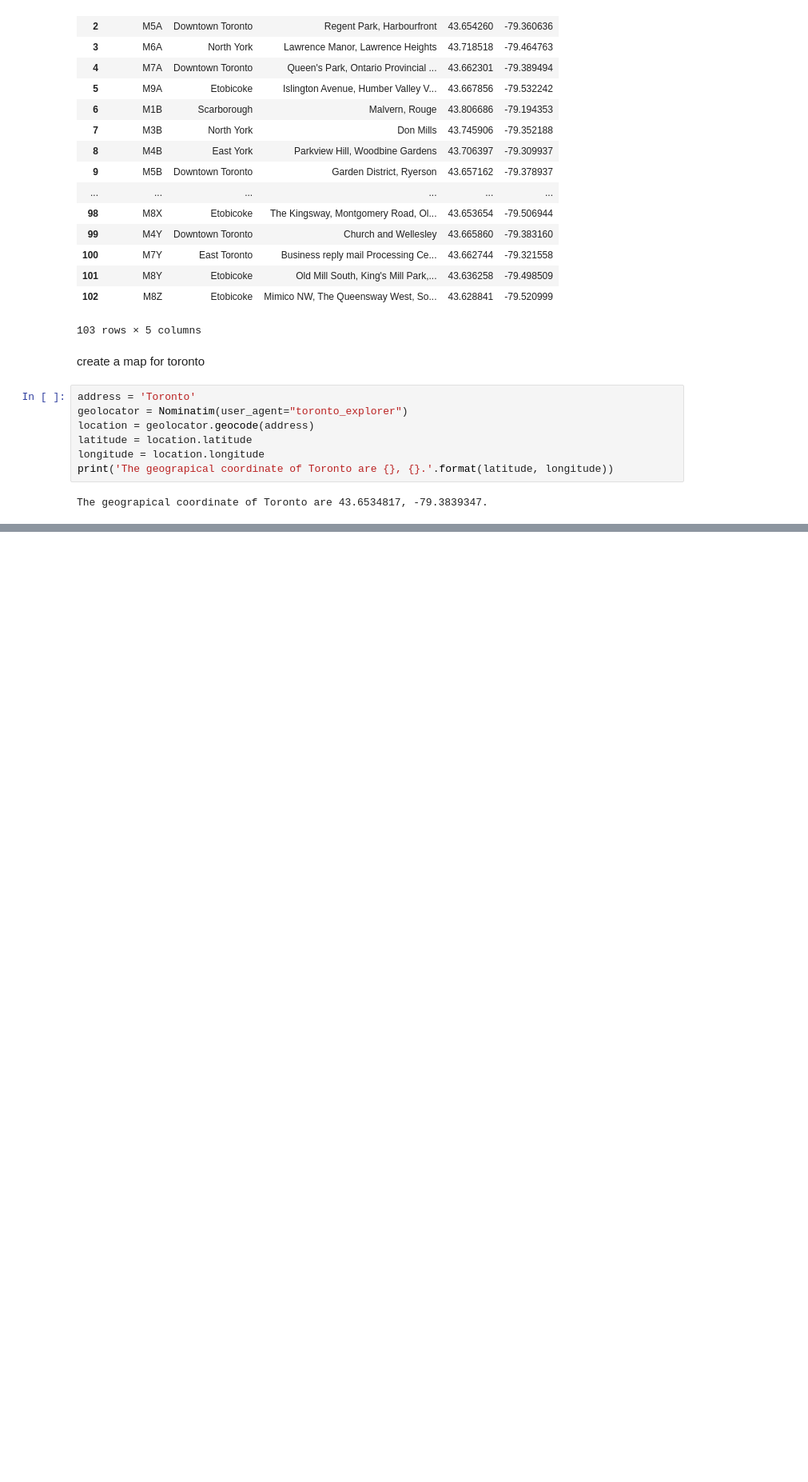
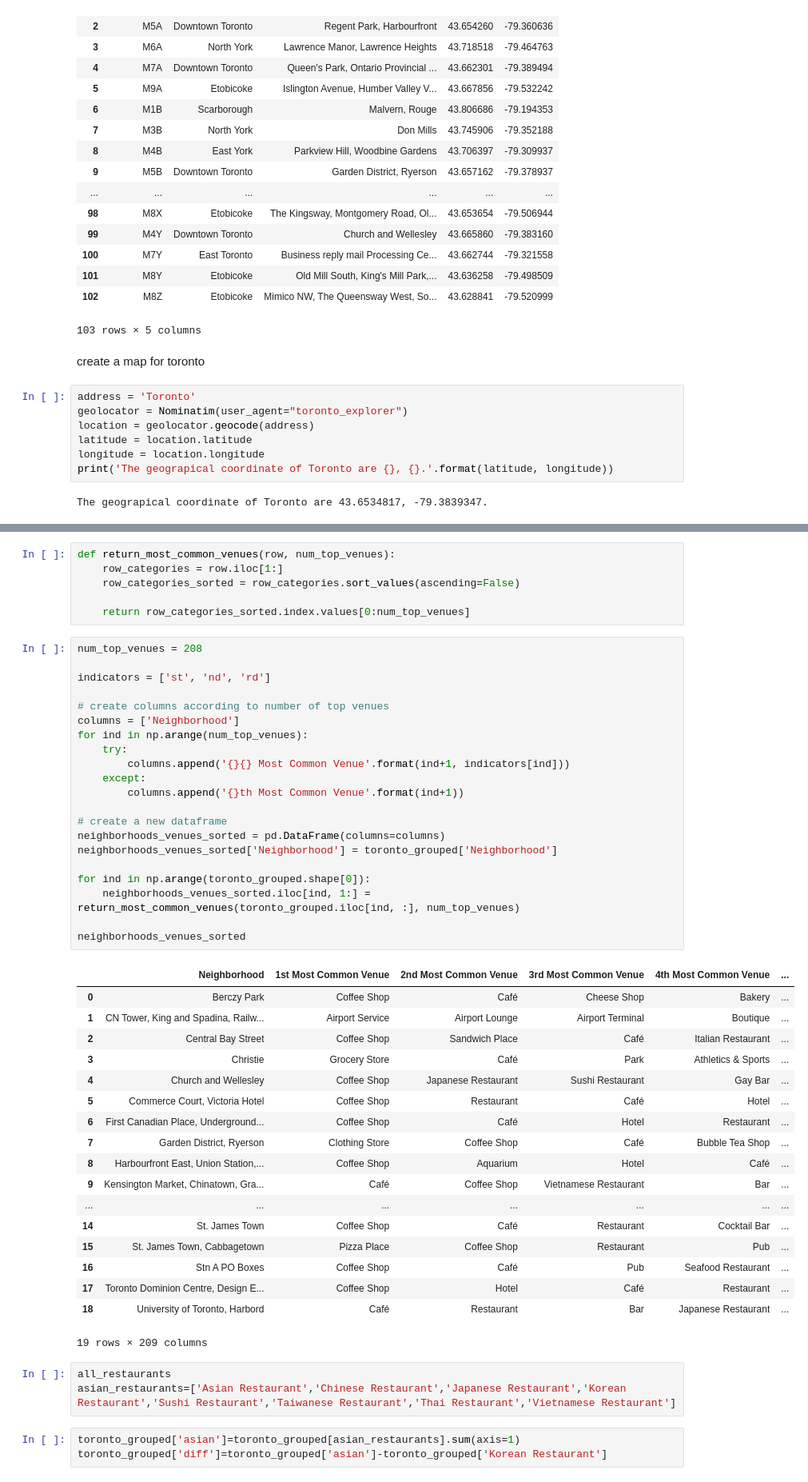
Before and after one commit to tgycmzwj/ibm_capstone, a Jupyter notebook: week3.ipynb, the cells around one changed output, grey strips where cells are left out. Shown: that part at 80% size. Cells and saved outputs as stored; diff of their text form; blank space fills up the shorter version.

```diff
--- a/week3.ipynb
+++ b/week3.ipynb
@@ -134,0 +364,52 @@ map_toronto
+# %%
+def return_most_common_venues(row, num_top_venues):
+    row_categories = row.iloc[1:]
+    row_categories_sorted = row_categories.sort_values(ascending=False)
+
+    return row_categories_sorted.index.values[0:num_top_venues]
+# %%
+num_top_venues = 208
+
+indicators = ['st', 'nd', 'rd']
+
+# create columns according to number of top venues
+columns = ['Neighborhood']
+for ind in np.arange(num_top_venues):
+    try:
+        columns.append('{}{} Most Common Venue'.format(ind+1, indicators[ind]))
+    except:
+        columns.append('{}th Most Common Venue'.format(ind+1))
+
+# create a new dataframe
+neighborhoods_venues_sorted = pd.DataFrame(columns=columns)
+neighborhoods_venues_sorted['Neighborhood'] = toronto_grouped['Neighborhood']
+
+for ind in np.arange(toronto_grouped.shape[0]):
+    neighborhoods_venues_sorted.iloc[ind, 1:] = return_most_common_venues(toronto_grouped.iloc[ind, :], num_top_venues)
+
+neighborhoods_venues_sorted
+# %% [output]
+|  | Neighborhood | 1st Most Common Venue | 2nd Most Common Venue | 3rd Most Common Venue | 4th Most Common Venue | ... |
+| 0 | Berczy Park | Coffee Shop | Café | Cheese Shop | Bakery | ... |
+| 1 | CN Tower, King and Spadina, Railw... | Airport Service | Airport Lounge | Airport Terminal | Boutique | ... |
+| 2 | Central Bay Street | Coffee Shop | Sandwich Place | Café | Italian Restaurant | ... |
+| 3 | Christie | Grocery Store | Café | Park | Athletics & Sports | ... |
+| 4 | Church and Wellesley | Coffee Shop | Japanese Restaurant | Sushi Restaurant | Gay Bar | ... |
+| 5 | Commerce Court, Victoria Hotel | Coffee Shop | Restaurant | Café | Hotel | ... |
+| 6 | First Canadian Place, Underground... | Coffee Shop | Café | Hotel | Restaurant | ... |
+| 7 | Garden District, Ryerson | Clothing Store | Coffee Shop | Café | Bubble Tea Shop | ... |
+| 8 | Harbourfront East, Union Station,... | Coffee Shop | Aquarium | Hotel | Café | ... |
+| 9 | Kensington Market, Chinatown, Gra... | Café | Coffee Shop | Vietnamese Restaurant | Bar | ... |
+| ... | ... | ... | ... | ... | ... | ... |
+| 14 | St. James Town | Coffee Shop | Café | Restaurant | Cocktail Bar | ... |
+| 15 | St. James Town, Cabbagetown | Pizza Place | Coffee Shop | Restaurant | Pub | ... |
+| 16 | Stn A PO Boxes | Coffee Shop | Café | Pub | Seafood Restaurant | ... |
+| 17 | Toronto Dominion Centre, Design E... | Coffee Shop | Hotel | Café | Restaurant | ... |
+| 18 | University of Toronto, Harbord | Café | Restaurant | Bar | Japanese Restaurant | ... |
+19 rows × 209 columns
+# %%
+all_restaurants
+asian_restaurants=['Asian Restaurant','Chinese Restaurant','Japanese Restaurant','Korean Restaurant','Sushi Restaurant','Taiwanese Restaurant','Thai Restaurant','Vietnamese Restaurant']
+# %%
+toronto_grouped['asian']=toronto_grouped[asian_restaurants].sum(axis=1)
+toronto_grouped['diff']=toronto_grouped['asian']-toronto_grouped['Korean Restaurant']
```
Also changed, not shown: parts of 17 cells of this notebook, 9 other files.
